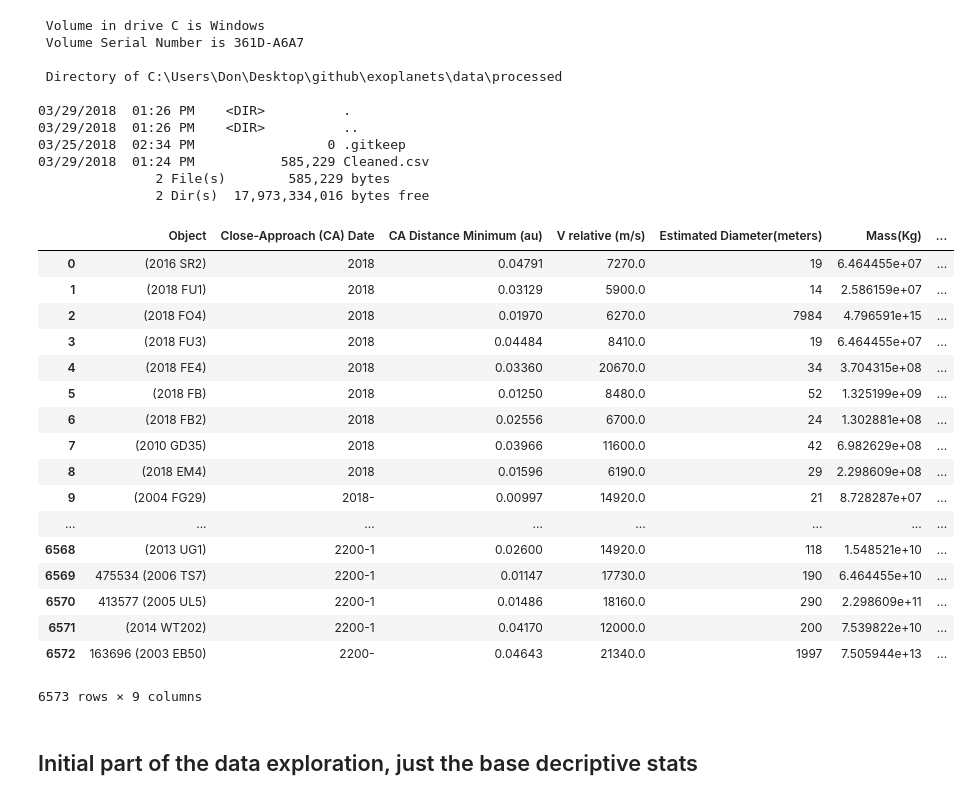
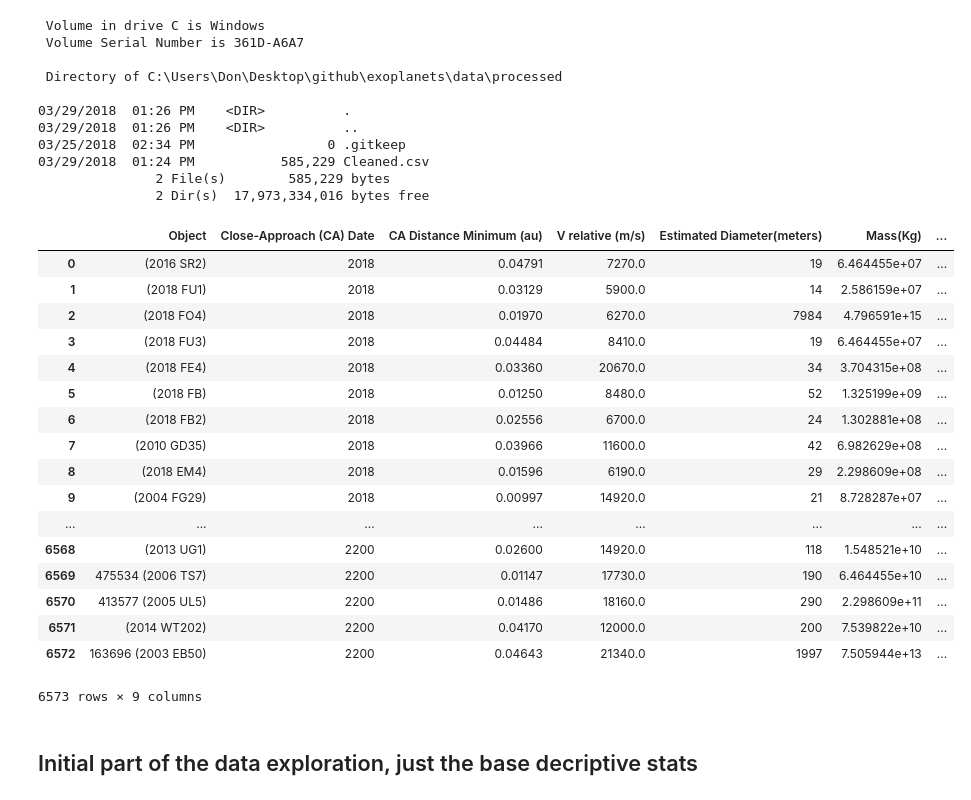
Before and after one commit to Doncurt/DS-final-proj, a Jupyter notebook: notebooks/Initial Exploration.ipynb, the cells around one changed output. Cells and saved outputs as stored; diff of their text form; code cells hidden in the pictures.

```diff
--- a/notebooks/Initial Exploration.ipynb
+++ b/notebooks/Initial Exploration.ipynb
@@ -33,41 +33,43 @@ def comparable(x):
   elif x > 0.005 and x <= 0.009:
     return 'Levels half large city'
   elif x >0.01 and x <= 0.02:
     return 'Levels most large city'
   elif x > 0.02 and x<= 50:
     return 'Entirety of Paris destroyed'
   elif x > 50 and x <= 200:
     return 'Mount Krakatoa comparable'
   elif x > 200 and x<= 1000:
     return 'Minor extiction event'
   elif x>1000 and x<=5000:
     return 'Continent exterminated'
   elif x> 5000:
     return 'Major extinction event'
 # setting new df to existing dataframe
 df['Damage']=df['Megatons(TNT)'].map(lambda x:comparable(x))
 df
 # we only need the year for this part of the analysis due to the closeness in time it would produce alot of noise
-df["Close-Approach (CA) Date"]=df["Close-Approach (CA) Date"].map(lambda x: str(x)[:-11])
+# df["Close-Approach (CA) Date"]=df["Close-Approach (CA) Date"].map(lambda x:x.split('-', 1)[0])
+#turn the date into an into for easir time later
+df["Close-Approach (CA) Date"]=df["Close-Approach (CA) Date"].map(lambda x:int(x))
 df
 # %% [output]
 |  | Object | Close-Approach (CA) Date | CA Distance Minimum (au) | V relative (m/s) | Estimated Diameter(meters) | Mass(Kg) | ... |
 | 0 | (2016 SR2) | 2018 | 0.04791 | 7270.0 | 19 | 6.464455e+07 | ... |
 | 1 | (2018 FU1) | 2018 | 0.03129 | 5900.0 | 14 | 2.586159e+07 | ... |
 | 2 | (2018 FO4) | 2018 | 0.01970 | 6270.0 | 7984 | 4.796591e+15 | ... |
 | 3 | (2018 FU3) | 2018 | 0.04484 | 8410.0 | 19 | 6.464455e+07 | ... |
 | 4 | (2018 FE4) | 2018 | 0.03360 | 20670.0 | 34 | 3.704315e+08 | ... |
 | 5 | (2018 FB) | 2018 | 0.01250 | 8480.0 | 52 | 1.325199e+09 | ... |
 | 6 | (2018 FB2) | 2018 | 0.02556 | 6700.0 | 24 | 1.302881e+08 | ... |
 | 7 | (2010 GD35) | 2018 | 0.03966 | 11600.0 | 42 | 6.982629e+08 | ... |
 | 8 | (2018 EM4) | 2018 | 0.01596 | 6190.0 | 29 | 2.298609e+08 | ... |
-| 9 | (2004 FG29) | 2018- | 0.00997 | 14920.0 | 21 | 8.728287e+07 | ... |
+| 9 | (2004 FG29) | 2018 | 0.00997 | 14920.0 | 21 | 8.728287e+07 | ... |
 | ... | ... | ... | ... | ... | ... | ... | ... |
-| 6568 | (2013 UG1) | 2200-1 | 0.02600 | 14920.0 | 118 | 1.548521e+10 | ... |
-| 6569 | 475534 (2006 TS7) | 2200-1 | 0.01147 | 17730.0 | 190 | 6.464455e+10 | ... |
-| 6570 | 413577 (2005 UL5) | 2200-1 | 0.01486 | 18160.0 | 290 | 2.298609e+11 | ... |
-| 6571 | (2014 WT202) | 2200-1 | 0.04170 | 12000.0 | 200 | 7.539822e+10 | ... |
-| 6572 | 163696 (2003 EB50) | 2200- | 0.04643 | 21340.0 | 1997 | 7.505944e+13 | ... |
+| 6568 | (2013 UG1) | 2200 | 0.02600 | 14920.0 | 118 | 1.548521e+10 | ... |
+| 6569 | 475534 (2006 TS7) | 2200 | 0.01147 | 17730.0 | 190 | 6.464455e+10 | ... |
+| 6570 | 413577 (2005 UL5) | 2200 | 0.01486 | 18160.0 | 290 | 2.298609e+11 | ... |
+| 6571 | (2014 WT202) | 2200 | 0.04170 | 12000.0 | 200 | 7.539822e+10 | ... |
+| 6572 | 163696 (2003 EB50) | 2200 | 0.04643 | 21340.0 | 1997 | 7.505944e+13 | ... |
 6573 rows × 9 columns
 # %% [markdown]
 ## Initial part of the data exploration, just the base decriptive stats
```
Also changed, not shown: parts of 5 cells of this notebook.
